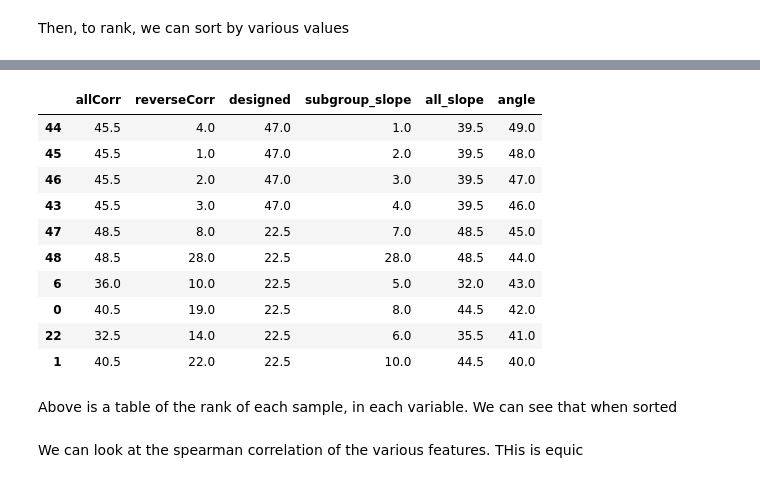
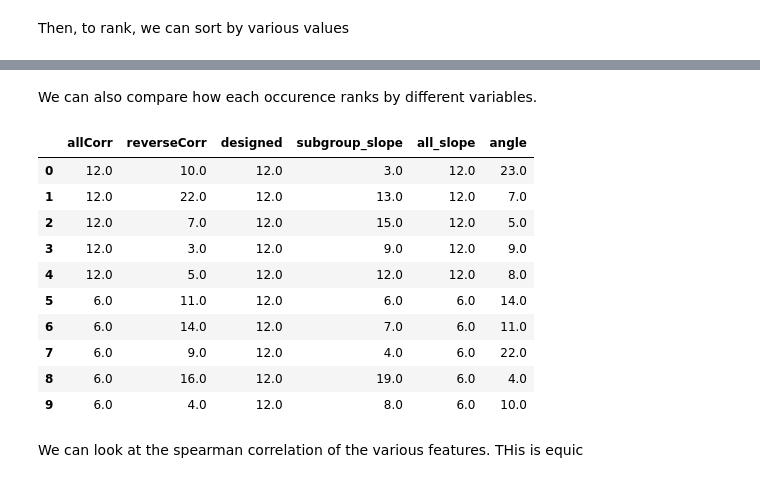
Before and after one commit to fairnessforensics/wiggum, a Jupyter notebook: research_notebooks/ranking_sp_occurences.ipynb, the cells around one changed output, grey strips where cells are left out. Drawn from its saved outputs; the diff is of its cells as text; code cells hidden in the pictures.

```diff
--- a/research_notebooks/ranking_sp_occurences.ipynb
+++ b/research_notebooks/ranking_sp_occurences.ipynb
@@ -148,19 +159,19 @@ results_df_slopes.sort_values('allCorr',ascending=False).head(10)
+# %% [markdown]
+We can also compare how each occurence ranks by different variables.
 # %%
-results_df_slopes.sort_values('angle', ascending=False).rank(numeric_only=True).head(10)
+results_df_slopes.rank(numeric_only=True).head(10)
 # %% [output]
 |  | allCorr | reverseCorr | designed | subgroup_slope | all_slope | angle |
-| 44 | 45.5 | 4.0 | 47.0 | 1.0 | 39.5 | 49.0 |
-| 45 | 45.5 | 1.0 | 47.0 | 2.0 | 39.5 | 48.0 |
-| 46 | 45.5 | 2.0 | 47.0 | 3.0 | 39.5 | 47.0 |
-| 43 | 45.5 | 3.0 | 47.0 | 4.0 | 39.5 | 46.0 |
-| 47 | 48.5 | 8.0 | 22.5 | 7.0 | 48.5 | 45.0 |
-| 48 | 48.5 | 28.0 | 22.5 | 28.0 | 48.5 | 44.0 |
-| 6 | 36.0 | 10.0 | 22.5 | 5.0 | 32.0 | 43.0 |
-| 0 | 40.5 | 19.0 | 22.5 | 8.0 | 44.5 | 42.0 |
-| 22 | 32.5 | 14.0 | 22.5 | 6.0 | 35.5 | 41.0 |
-| 1 | 40.5 | 22.0 | 22.5 | 10.0 | 44.5 | 40.0 |
+| 0 | 12.0 | 10.0 | 12.0 | 3.0 | 12.0 | 23.0 |
+| 1 | 12.0 | 22.0 | 12.0 | 13.0 | 12.0 | 7.0 |
+| 2 | 12.0 | 7.0 | 12.0 | 15.0 | 12.0 | 5.0 |
+| 3 | 12.0 | 3.0 | 12.0 | 9.0 | 12.0 | 9.0 |
+| 4 | 12.0 | 5.0 | 12.0 | 12.0 | 12.0 | 8.0 |
+| 5 | 6.0 | 11.0 | 12.0 | 6.0 | 6.0 | 14.0 |
+| 6 | 6.0 | 14.0 | 12.0 | 7.0 | 6.0 | 11.0 |
+| 7 | 6.0 | 9.0 | 12.0 | 4.0 | 6.0 | 22.0 |
+| 8 | 6.0 | 16.0 | 12.0 | 19.0 | 6.0 | 4.0 |
+| 9 | 6.0 | 4.0 | 12.0 | 8.0 | 6.0 | 10.0 |
-# %% [markdown]
-Above is a table of the rank of each sample, in each variable.  We can see that when sorted
 # %% [markdown]
 We can look at the spearman correlation of the various features.  THis is equic
 # %%
```
Also changed, not shown: parts of 41 cells of this notebook, 2 other files.
